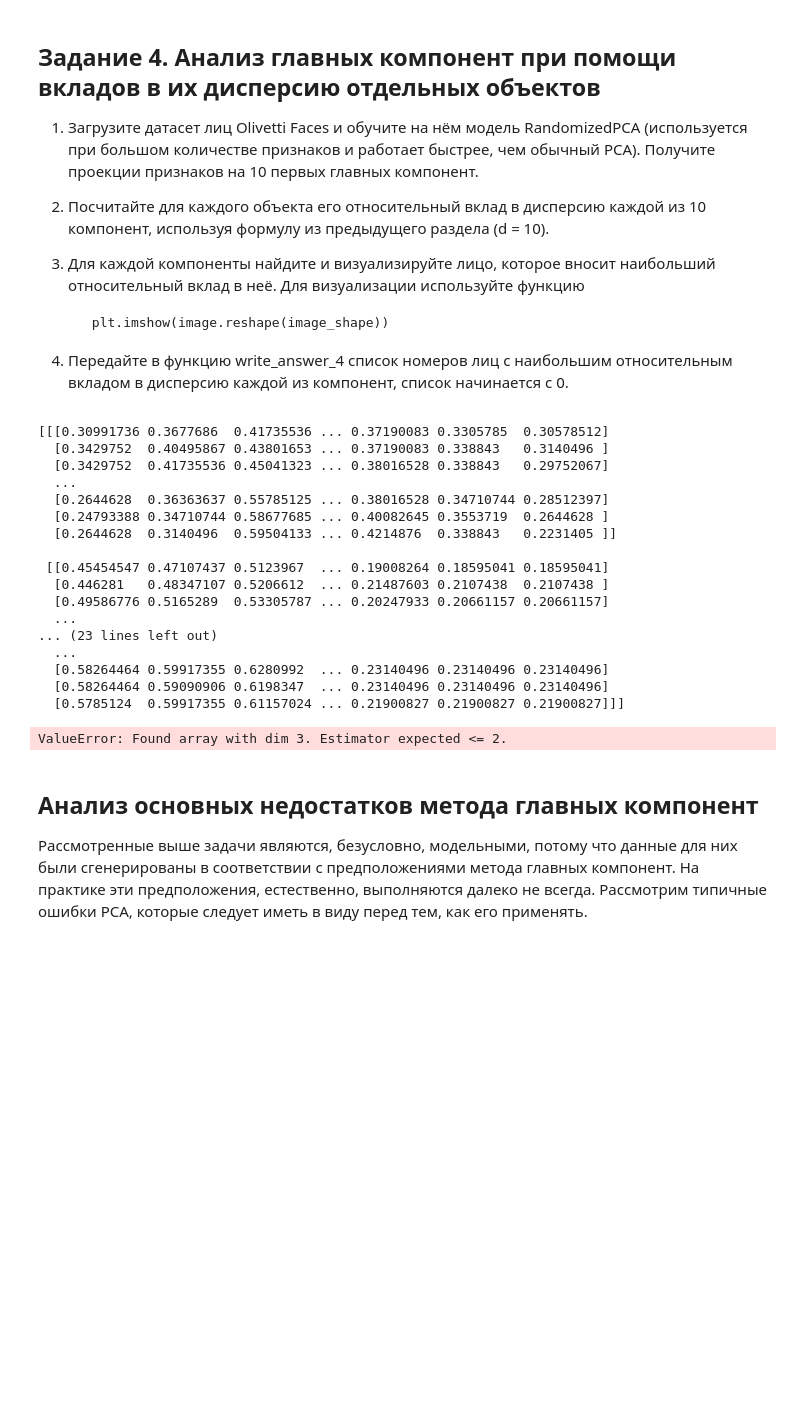
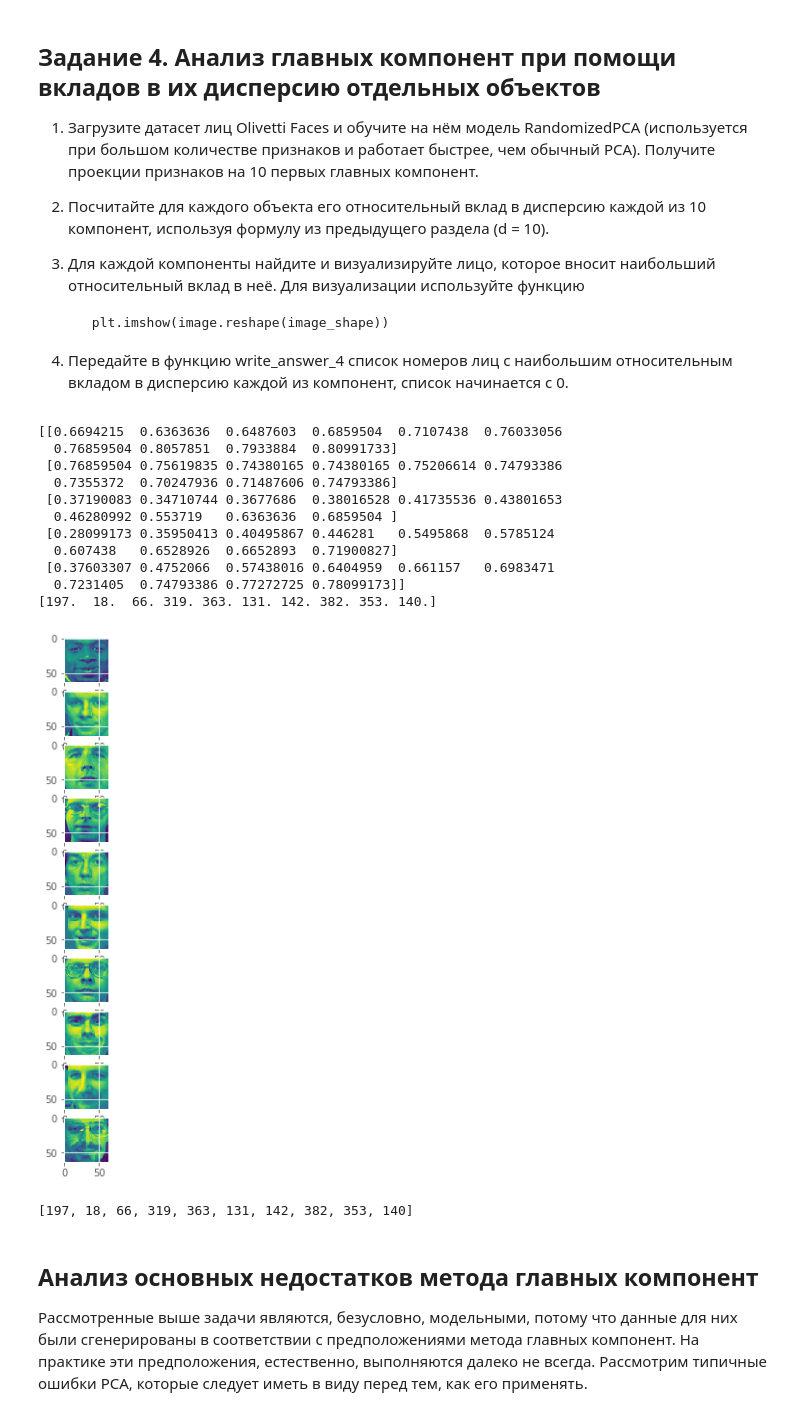
Before and after one commit to chance-comer/coursera_data_analysis_and_ML, a Jupyter notebook: DataStructureSearch/PCA.ipynb, the cells around one changed output. Saved outputs shown, nothing was run; the diff lists cells and outputs as text; code cells hidden in the pictures; blank space fills up the shorter version.

```diff
--- a/DataStructureSearch/PCA.ipynb
+++ b/DataStructureSearch/PCA.ipynb
@@ -441,49 +441,51 @@ $$ \sum_{k=1}^d cos^2_{ik} = 1 $$
 # %%
 from sklearn.datasets import fetch_olivetti_faces
 from sklearn.decomposition import RandomizedPCA
 
 def write_answer_4(list_pc):
     with open("pca_answer4.txt", "w") as fout:
         fout.write(" ".join([str(num) for num in list_pc]))
 
-#data = fetch_olivetti_faces(shuffle=True, random_state=0).data
-data = np.load('olivetti_faces.npy')#shuffle=True, random_state=0).data
+data = fetch_olivetti_faces(shuffle=True, random_state=0).data
+#data = np.load('olivetti_faces.npy')shuffle=True, random_state=0).data
 image_shape = (64, 64)
 
 print data[:5, :10]
 
-model = RandomizedPCA()
+model = PCA(svd_solver = 'randomized')
 model.fit(data)
 trans_data = model.transform(data)
-projection = trans_data[:, 10]
-rel_p = np.array[[0] * 10]
+projection = trans_data[:, :10]
+rel_p = np.array([[0] * 10])
 for obj in projection:
     rel_p = np.vstack((rel_p, [obj_feature ** 2 / np.sum(obj ** 2) for obj_feature in obj]))
 rel_p = np.delete(rel_p, 0, axis = 0)
-face_nums = []
+face_nums = np.array([])
+plt.figure(figsize = (100, 10))
 for i in range(10):
-    face_nums = face_nums.append(np.argmax(rel_p[:, i]))
-    plt.imshow(data[face_nums[i]].reshape(image_shape))
-write_answer_4(face_nums)
+    plt.subplot(10, 1, i + 1)
+    face_nums = np.append(face_nums, np.argmax(rel_p[:, i]))
+    plt.imshow(data[int(face_nums[i])].reshape(image_shape))
+#write_answer_4(face_nums)
+print face_nums
 # %% [output]
-[[[0.30991736 0.3677686  0.41735536 ... 0.37190083 0.3305785  0.30578512]
-  [0.3429752  0.40495867 0.43801653 ... 0.37190083 0.338843   0.3140496 ]
-  [0.3429752  0.41735536 0.45041323 ... 0.38016528 0.338843   0.29752067]
-  ...
-  [0.2644628  0.36363637 0.55785125 ... 0.38016528 0.34710744 0.28512397]
-  [0.24793388 0.34710744 0.58677685 ... 0.40082645 0.3553719  0.2644628 ]
-  [0.2644628  0.3140496  0.59504133 ... 0.4214876  0.338843   0.2231405 ]]
-
- [[0.45454547 0.47107437 0.5123967  ... 0.19008264 0.18595041 0.18595041]
-  [0.446281   0.48347107 0.5206612  ... 0.21487603 0.2107438  0.2107438 ]
-  [0.49586776 0.5165289  0.53305787 ... 0.20247933 0.20661157 0.20661157]
-  ...
-... (23 lines left out)
-  ...
-  [0.58264464 0.59917355 0.6280992  ... 0.23140496 0.23140496 0.23140496]
-  [0.58264464 0.59090906 0.6198347  ... 0.23140496 0.23140496 0.23140496]
-  [0.5785124  0.59917355 0.61157024 ... 0.21900827 0.21900827 0.21900827]]]
+[[0.6694215  0.6363636  0.6487603  0.6859504  0.7107438  0.76033056
+  0.76859504 0.8057851  0.7933884  0.80991733]
+ [0.76859504 0.75619835 0.74380165 0.74380165 0.75206614 0.74793386
+  0.7355372  0.70247936 0.71487606 0.74793386]
+ [0.37190083 0.34710744 0.3677686  0.38016528 0.41735536 0.43801653
+  0.46280992 0.553719   0.6363636  0.6859504 ]
+ [0.28099173 0.35950413 0.40495867 0.446281   0.5495868  0.5785124
+  0.607438   0.6528926  0.6652893  0.71900827]
+ [0.37603307 0.4752066  0.57438016 0.6404959  0.661157   0.6983471
+  0.7231405  0.74793386 0.77272725 0.78099173]]
+[197.  18.  66. 319. 363. 131. 142. 382. 353. 140.]
-ValueError: Found array with dim 3. Estimator expected <= 2.
+[figure, added]
+# %%
+print [int(face_num) for face_num in face_nums]
+write_answer_4([int(face_num) for face_num in face_nums])
+# %% [output]
+[197, 18, 66, 319, 363, 131, 142, 382, 353, 140]
 # %% [markdown]
 ## Анализ основных недостатков метода главных компонент
 
```
Also changed, not shown: parts of 8 cells of this notebook, 3 other files.
